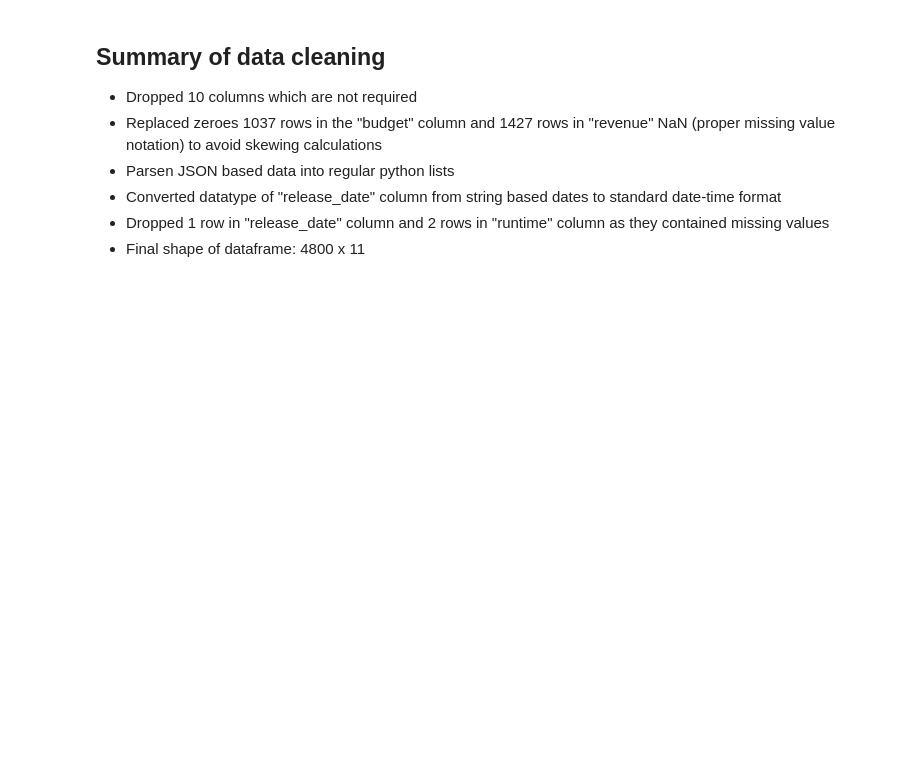
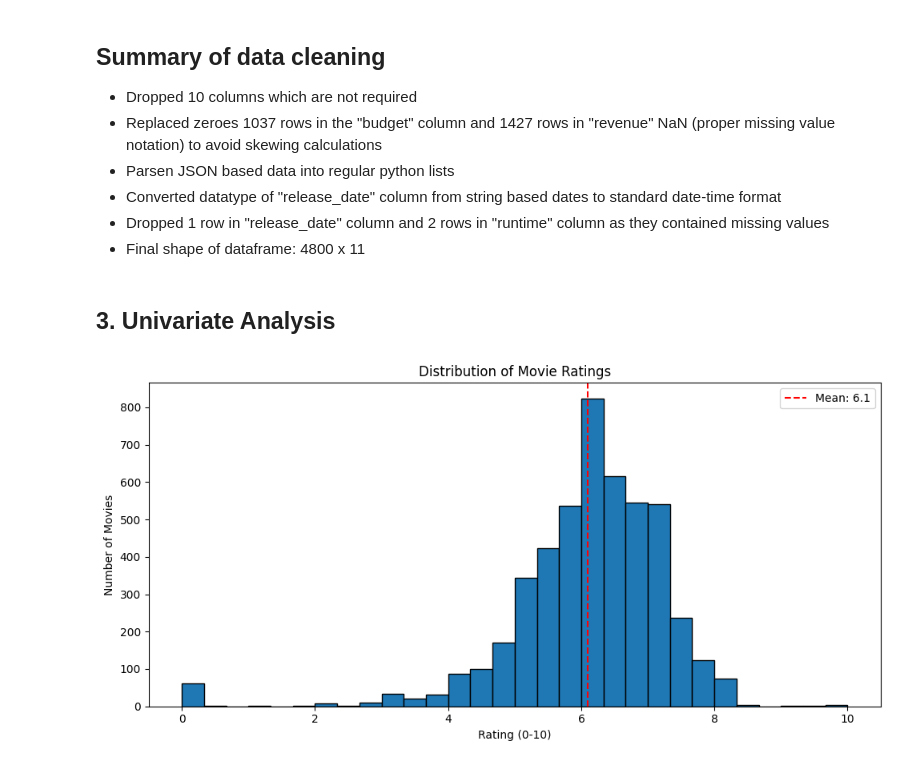
Before and after one commit to Ishan-Mishra21/Movies-EDA, a Jupyter notebook: MoviesEDA.ipynb, the cells around one changed output. Cells and saved outputs as stored; diff of their text form; code cells hidden in the pictures; blank space fills up the shorter version.

```diff
--- a/MoviesEDA.ipynb
+++ b/MoviesEDA.ipynb
@@ -150,3 +150,18 @@ print(df.shape) #new shape should be 4800 x 11
 - Converted datatype of "release_date" column from string based dates to standard date-time format
 - Dropped 1 row in "release_date" column and 2 rows in "runtime" column as they contained missing values
 - Final shape of dataframe: 4800 x 11
+# %% [markdown]
+## 3. Univariate Analysis
+# %%
+#Plotting frequency of movie ratings
+fig, ax = plt.subplots(figsize=(10, 5))
+ax.hist(df["vote_average"], bins=30, edgecolor="black")
+ax.set_title("Distribution of Movie Ratings")
+ax.set_xlabel("Rating (0-10)")
+ax.set_ylabel("Number of Movies")
+ax.axvline(df["vote_average"].mean(), color="red", linestyle="--", label=f"Mean: {df['vote_average'].mean():.1f}")
+ax.legend()
+plt.tight_layout()
+plt.show()
+# %% [output]
+[figure, added]
```
Also changed, not shown: parts of 9 cells of this notebook.
